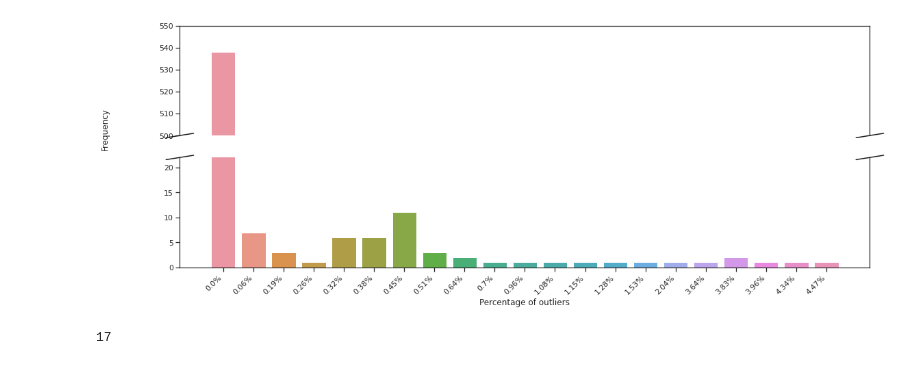
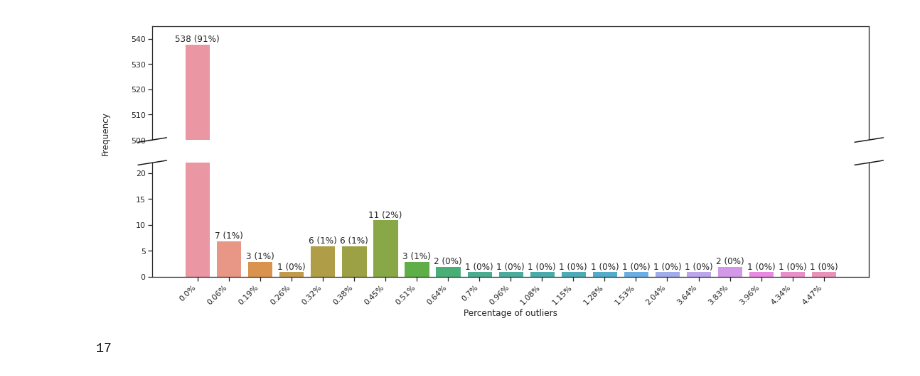
Before and after one commit to hinatanvir/Fault-Detection-SECOM, a Jupyter notebook: EDA.ipynb, the cells around one changed output. Drawn from its saved outputs; the diff is of its cells as text; code cells hidden in the pictures.

```diff
--- a/EDA.ipynb
+++ b/EDA.ipynb
@@ -136,12 +150,12 @@ pal = sns.color_palette(n_colors=3)
 #f, (ax1, ax2) = plt.subplots(ncols=1, nrows=2,
 #                             sharex=True)
 f, (ax1,ax2)= plt.subplots(2,1,sharex = True,sharey=False,figsize=(20, 7))
-ax1 = sns.countplot(x="count_3s_perc",
+ax1 = sns.countplot(x='count_3s_perc',
                    data=result1, ax=ax1)
 sns.set(style="whitegrid", font="CMU Sans Serif" )
 sns.set_style("ticks")
 # we basically do the same thing again for the second plot
-ax2 = sns.countplot(x="count_3s_perc",
+ax2 = sns.countplot(x='count_3s_perc',
                    data=result1, ax=ax2)
 
 ax1.set_ylim(500, 545)
@@ -156,37 +170,44 @@ ax1.set_ylabel("")
 ax2.set_ylabel("")
 ax2.set_xlabel("Percentage of outliers")
 # then, set a new label on the plot (basically just a piece of text) and move it to where it makes sense (requires trial and error)
-f.text(0.07, 0.55,"Frequency", va="center", rotation="vertical")
+f.text(0.1, 0.55,"Frequency", va="center", rotation="vertical")
 
 # let's put some ticks on the top of the upper part and bottom of the lower part for style
 ax1.xaxis.tick_top()
 ax2.xaxis.tick_bottom()
 #xlabels = ['{:,.3f}'.format(x) + '%' for x in ax2.get_xticks()]
 labels = [item.get_text() for item in ax2.get_xticklabels()]
 ax2.set_xticklabels([str(round(float(label), 2)) + '%' for label in labels],rotation=45,ha="right")
+
+abs_values = result1['count_3s_perc'].value_counts().sort_index()
+rel_values = result1['count_3s_perc'].value_counts(normalize=True).sort_index().values * 100
+lbls = [f'{p[0]} ({p[1]:.0f}%)' for p in zip(abs_values, rel_values)]
+ax1.bar_label(container=ax1.containers[0], labels=lbls)
+ax2.bar_label(container=ax2.containers[0], labels=lbls)
+#labels = [f' {v.get_width()}\n {df.iloc[i, 1]}%' for i, v in enumerate(ax.containers[0])]
 
 
 # finally, adjust everything a bit to make it prettier (this just moves everything, best to try and iterate)
 f.subplots_adjust(left=0.15, right=0.85, bottom=0.15, top=0.85)
 #add_value_labels(ax2,5)
 
 # label each bar in histogram
 #plt.show()
 ax1.spines['bottom'].set_visible(False)
 ax2.spines['top'].set_visible(False)
 d = .02  # how big to make the diagonal lines in axes coordinates
 # arguments to pass to plot, just so we don't keep repeating them
 kwargs = dict(transform=ax1.transAxes, color="k", clip_on=False)
 ax1.plot((-d, +d), (-d, +d), **kwargs)        # top-left diagonal
 ax1.plot((1 - d, 1 + d), (-d, +d), **kwargs)  # top-right diagonal
 
 kwargs.update(transform=ax2.transAxes)  # switch to the bottom axes
 ax2.plot((-d, +d), (1 - d, 1 + d), **kwargs)  # bottom-left diagonal
 ax2.plot((1 - d, 1 + d), (1 - d, 1 + d), **kwargs)  # bottom-right diagonal
 
 plt.show()
 # %% [output]
-[figure, old version]
+[figure, new version]
 # %%
 #broken axis bar chart for outlier percentage
 # set style for seaborn plot
```
Also changed, not shown: parts of 2 cells of this notebook.
